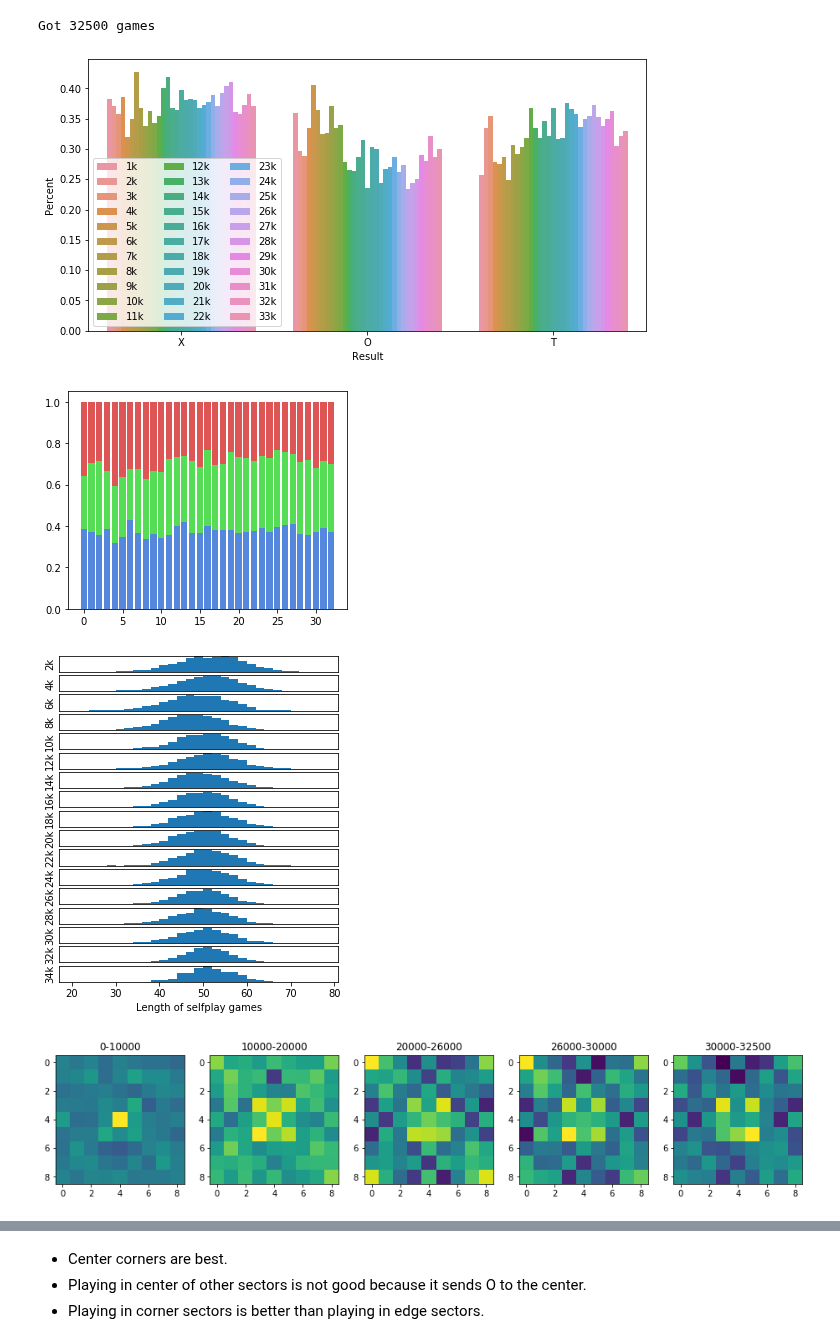
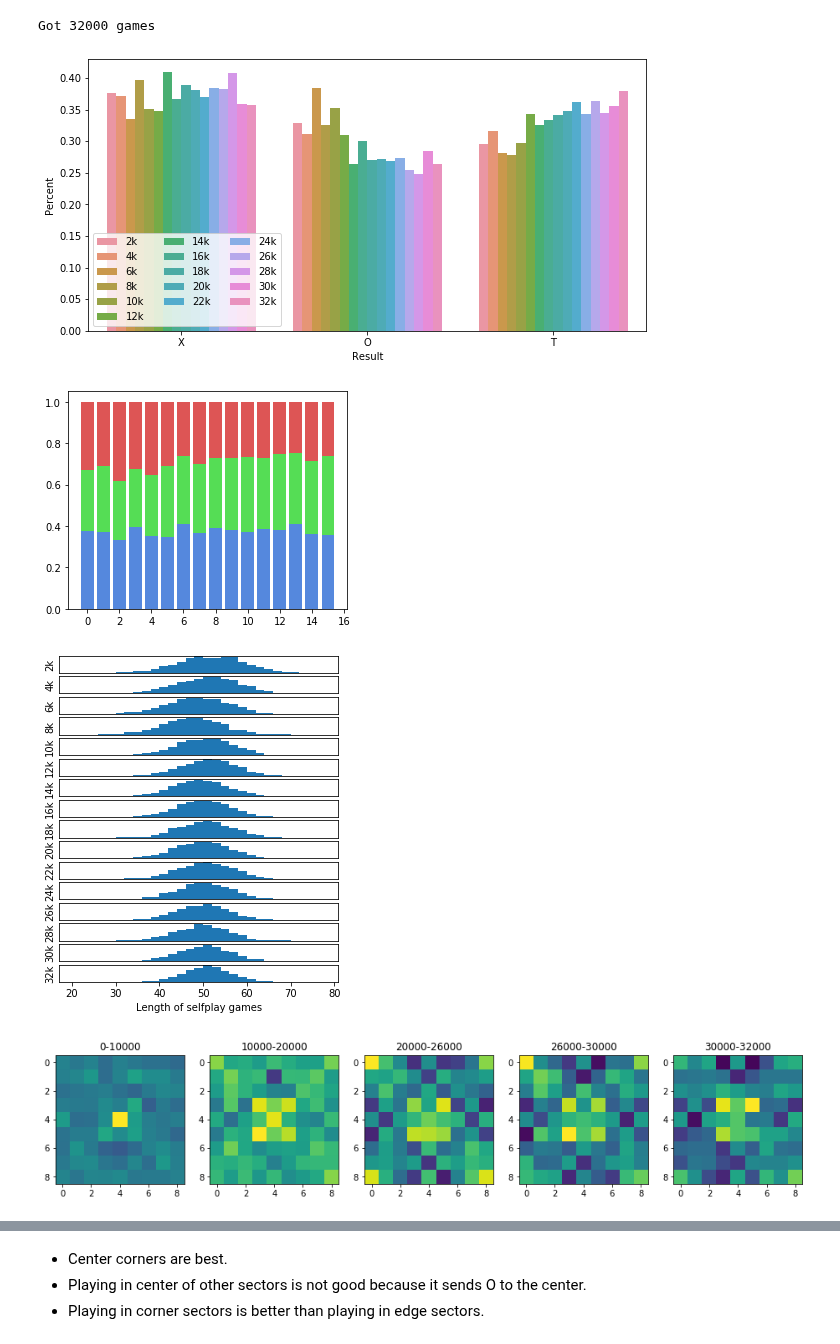
Before and after one commit to fqjin/ultimate-tictactoe, a Jupyter notebook: notebooks/Selfplay.ipynb, the cells around one changed output, grey strips where cells are left out. Drawn from its saved outputs; the diff is of its cells as text; code cells hidden in the pictures.

```diff
--- a/notebooks/Selfplay.ipynb
+++ b/notebooks/Selfplay.ipynb
@@ -17,7 +17,7 @@ second_moves = []
 len_games = []
 final_boards = []
 pbar = tqdm()
-final_cutoff = 25000
+final_cutoff = 26000
 try:
     i = 0
     while True:
@@ -42,12 +42,12 @@ final_boards = np.stack(final_boards)
 final_boards = ((final_boards + 1) % 3) - 1
 print(f'Got {len(results)} games')
 # %% [output]
-Got 32500 games
+Got 32000 games
 # %%
 data = pd.DataFrame(columns=['Games', 'X', 'O', 'T'])
-for i in range(0, len(results), 1000):
-    hist = np.histogram(results[i:i+1000], bins=[1,2,3,4], density=True)[0]
-    data = data.append({'Games': f'{i//1000+1}k',
+for i in range(0, len(results), 2000):
+    hist = np.histogram(results[i:i+2000], bins=[1,2,3,4], density=True)[0]
+    data = data.append({'Games': f'{i//1000+2}k',
                         'X': hist[0],
                         'O': hist[1],
                         'T': hist[2],
@@ -59,7 +59,7 @@ sns.barplot(x='Result', y='Percent', hue='Games', data=data, ci=None)
 plt.legend(loc='lower left', ncol=3)
 plt.show()
 # %% [output]
-[figure, old version]
+[figure, new version]
 # %%
 n = len(data) // 3
 dat = data['Percent'].to_numpy()
@@ -69,7 +69,7 @@ plt.bar(np.arange(n), dat[0:n]+dat[2*n:], color='#55dd55')
 plt.bar(np.arange(n), dat[0:n], color='#5588dd')
 plt.show()
 # %% [output]
-[figure, old version]
+[figure, new version]
 # %%
 n = (len(results)+1999) // 2000
 plt.subplots(figsize=(5, 6))
@@ -83,7 +83,7 @@ for i in range(n):
 plt.xlabel('Length of selfplay games')
 plt.show()
 # %% [output]
-[figure, old version]
+[figure, new version]
 # %%
 def plot_first_moves(first_moves):
     grid = np.zeros((9,9))
@@ -101,20 +101,20 @@ def plot_first_moves(first_moves):
 # %%
 plt.subplots(figsize=(16, 4))
 subplots = 5
 ranges = [
     (   0, 10000),
     (10000, 20000),
     (20000, 26000),
     (26000, 30000),
-    (30000, 32500),
+    (30000, 32000),
 ]
 for i, (a, b) in enumerate(ranges):
     plt.subplot(1, subplots, i+1)
     plot_first_moves(first_moves[a:b])
     plt.title(f'{a}-{b}')
 plt.show()
 # %% [output]
-[figure, old version]
+[figure, new version]
 # %%
 plt.subplots(figsize=(16, 4))
 for i, (a, b) in enumerate(ranges):
```
Also changed, not shown: parts of 3 cells of this notebook, 9 other files.
